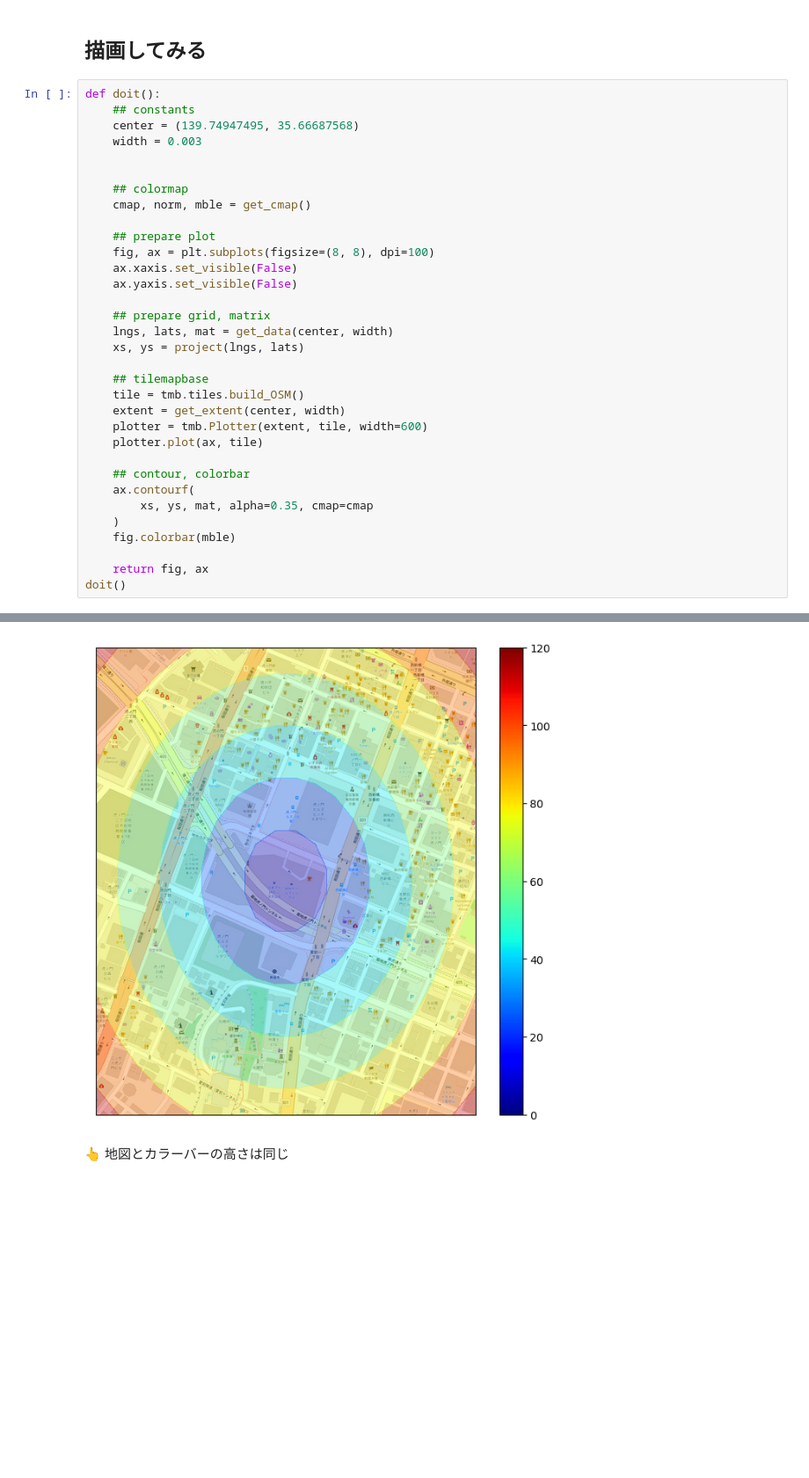
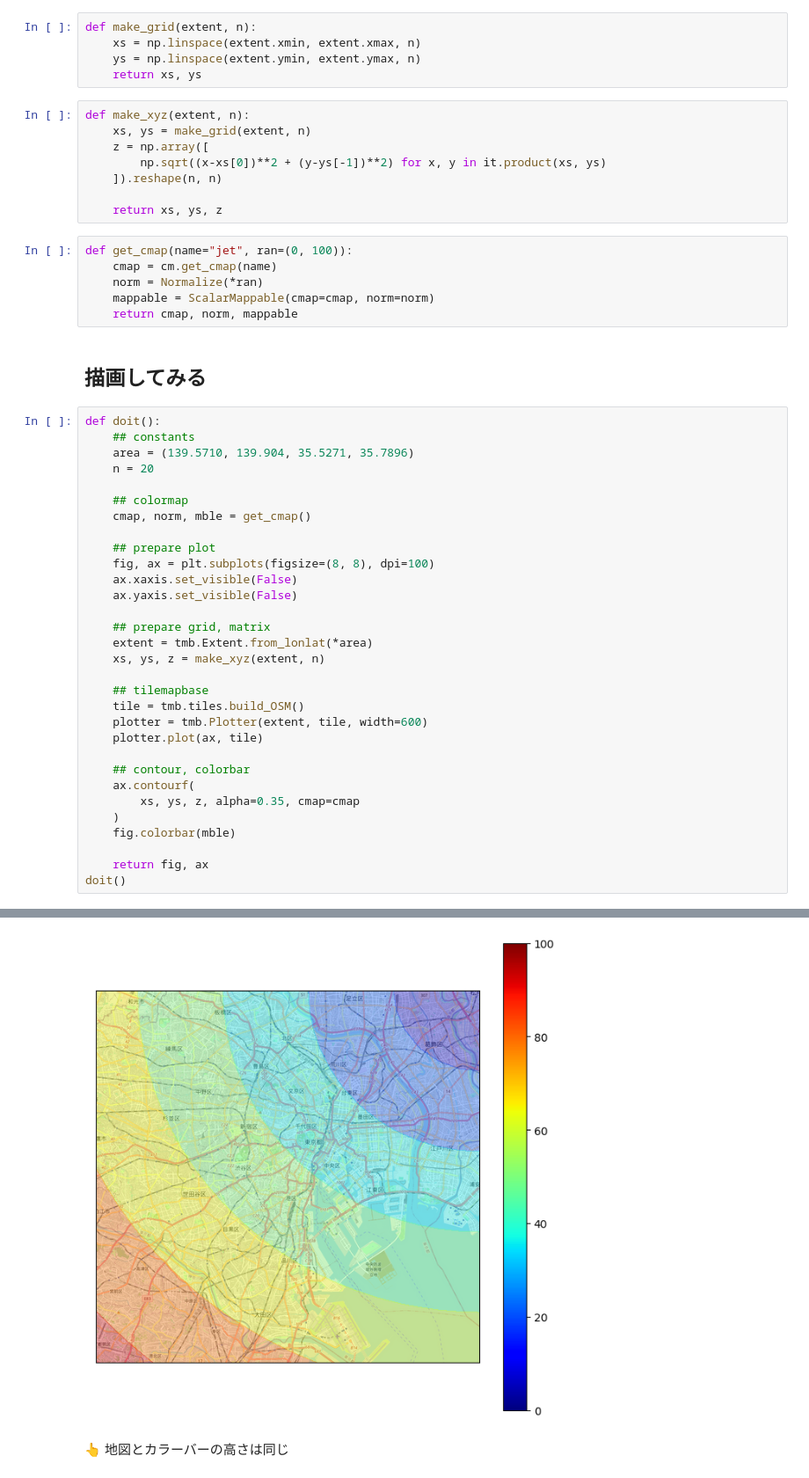
Before and after one commit to hotoku/samples, a Jupyter notebook: ipynotebook/tilemapbase/contour2.ipynb, the cells around one changed output, grey strips where cells are left out. Shown at 88% size. Cells and saved outputs as stored; diff of their text form; blank space fills up the shorter version.

```diff
--- a/ipynotebook/tilemapbase/contour2.ipynb
+++ b/ipynotebook/tilemapbase/contour2.ipynb
@@ -37,44 +37,61 @@ def get_cmap(name="jet", ran=(0, 120)):
     norm = Normalize(*ran)
     mappable = ScalarMappable(cmap=cmap, norm=norm)
     return cmap, norm, mappable
+# %%
+def make_grid(extent, n):
+    xs = np.linspace(extent.xmin, extent.xmax, n)
+    ys = np.linspace(extent.ymin, extent.ymax, n)
+    return xs, ys
+# %%
+def make_xyz(extent, n):
+    xs, ys = make_grid(extent, n)
+    z = np.array([
+        np.sqrt((x-xs[0])**2 + (y-ys[-1])**2) for x, y in it.product(xs, ys)
+    ]).reshape(n, n)
+
+    return xs, ys, z
+# %%
+def get_cmap(name="jet", ran=(0, 100)):
+    cmap = cm.get_cmap(name)
+    norm = Normalize(*ran)
+    mappable = ScalarMappable(cmap=cmap, norm=norm)
+    return cmap, norm, mappable
 # %% [markdown]
 ## 描画してみる
 # %%
 def doit():
     ## constants
-    center = (139.74947495, 35.66687568)
-    width = 0.003
-
+    area = (139.5710, 139.904, 35.5271, 35.7896)
+    n = 20
 
     ## colormap
     cmap, norm, mble = get_cmap()
 
     ## prepare plot
     fig, ax = plt.subplots(figsize=(8, 8), dpi=100)
     ax.xaxis.set_visible(False)
     ax.yaxis.set_visible(False)
 
     ## prepare grid, matrix
-    lngs, lats, mat = get_data(center, width)
-    xs, ys = project(lngs, lats)
+    extent = tmb.Extent.from_lonlat(*area)
+    xs, ys, z = make_xyz(extent, n)
 
     ## tilemapbase
     tile = tmb.tiles.build_OSM()
-    extent = get_extent(center, width)
     plotter = tmb.Plotter(extent, tile, width=600)
     plotter.plot(ax, tile)
 
     ## contour, colorbar
     ax.contourf(
-        xs, ys, mat, alpha=0.35, cmap=cmap
+        xs, ys, z, alpha=0.35, cmap=cmap
     )
     fig.colorbar(mble)
 
     return fig, ax
 doit()
 # %% [output]
 (<Figure size 800x800 with 2 Axes>,
  <matplotlib.axes._subplots.AxesSubplot at 0x...>)
-[figure, old version]
+[figure, new version]
 # %% [markdown]
 👆 地図とカラーバーの高さは同じ
```
